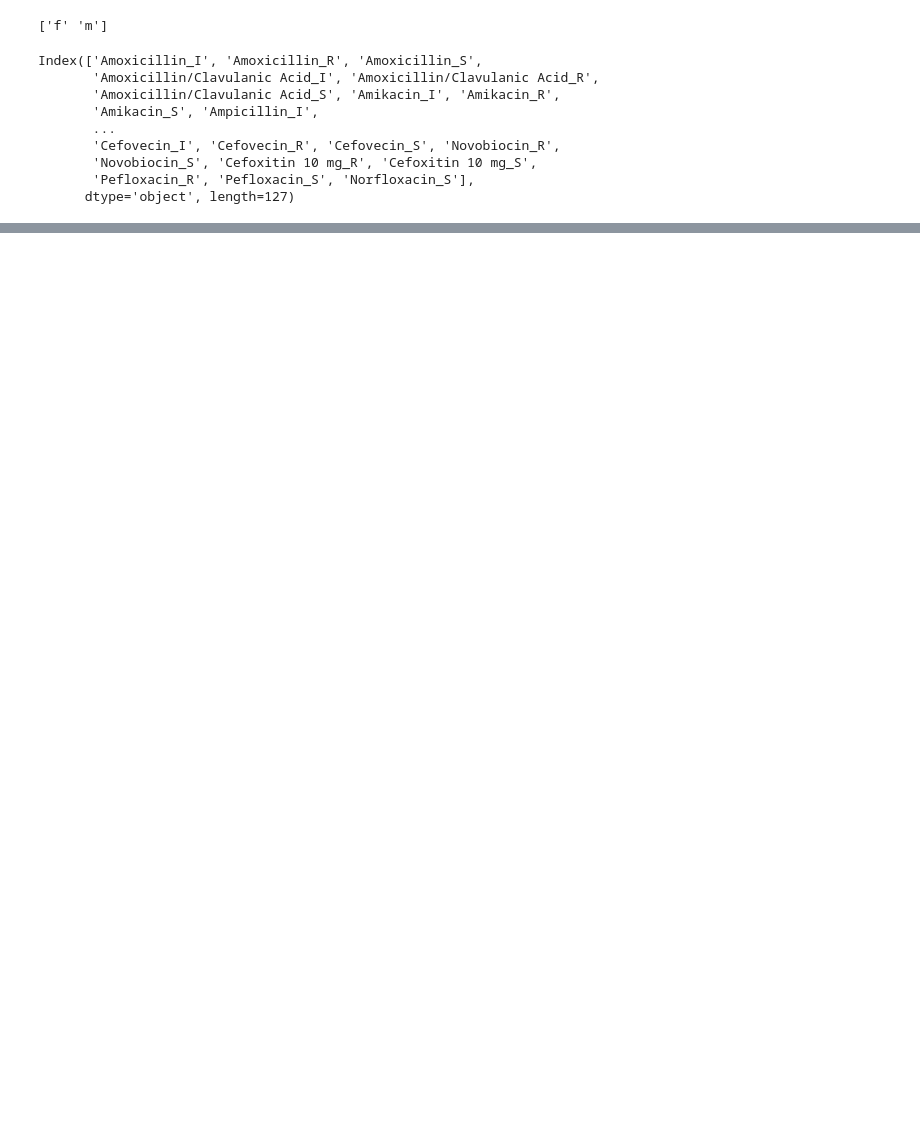
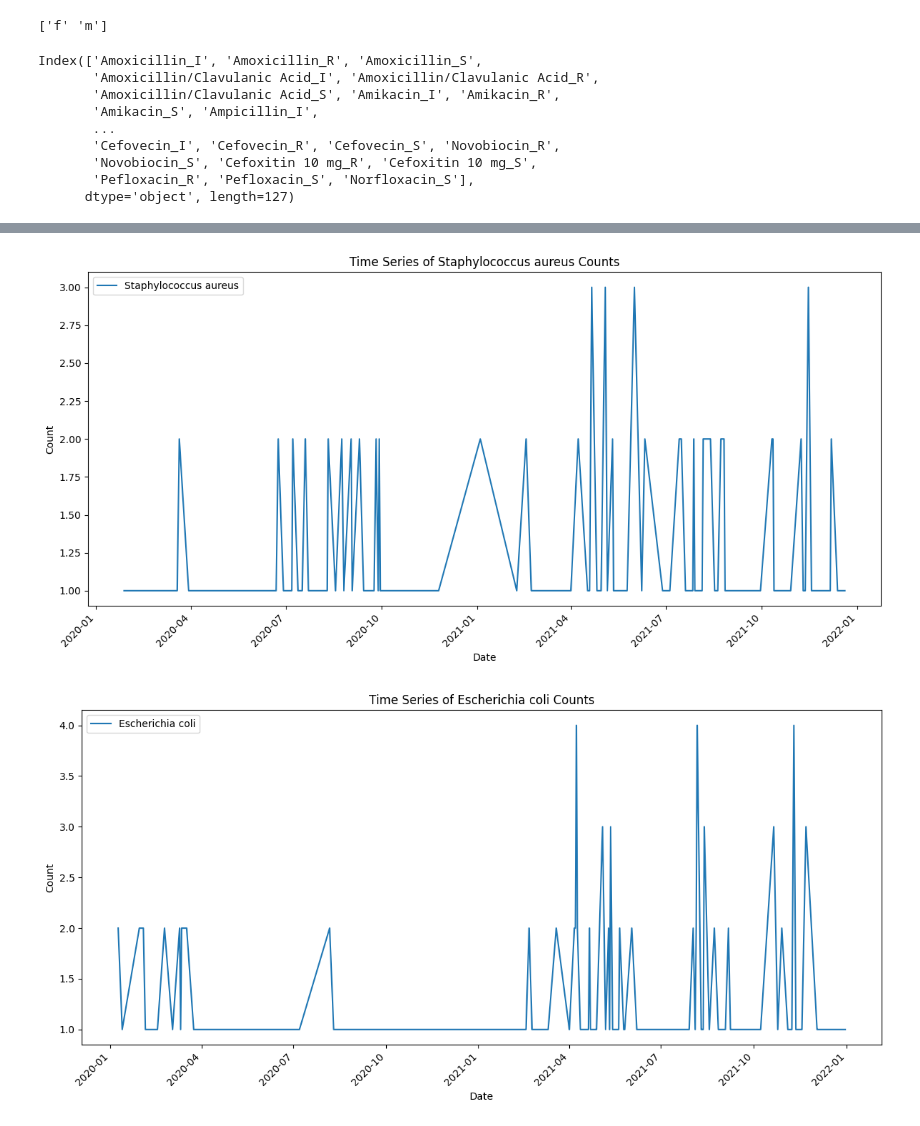
Before and after one commit to nakatoconstance/nakatoconstance, a Jupyter notebook: MDR_FULLDATASET_submitted_Final.ipynb, the cells around one changed output, grey strips where cells are left out. Cells and saved outputs as stored; diff of their text form; code cells hidden in the pictures; blank space fills up the shorter version.

```diff
--- a/MDR_FULLDATASET_submitted_Final.ipynb
+++ b/MDR_FULLDATASET_submitted_Final.ipynb
@@ -998 +1089,32 @@ max      67.000000
 Name: Age, dtype: float64
+# %%
+import matplotlib.pyplot as plt
+import pandas as pd
+
+# Assuming filtered_data is your DataFrame
+
+# Get the top organisms
+top_organisms = filtered_data['Organism'].value_counts().index.tolist()
+
+# Group data by organism and date, then get counts
+organism_time_series = filtered_data.groupby(['Organism', 'Specimen date'])['Organism'].count().reset_index(name='Count')
+
+# Create time series plots for each organism in separate figures
+for organism in top_organisms:
+    organism_data = organism_time_series[organism_time_series['Organism'] == organism]
+
+    fig, ax = plt.subplots(figsize=(12, 6))  # Create a new figure for each organism
+    ax.plot(organism_data['Specimen date'], organism_data['Count'], label=organism)
+
+    # Customize the plot
+    ax.set_xlabel('Date')
+    ax.set_ylabel('Count')
+    ax.set_title(f'Time Series of {organism} Counts')  # Organism-specific title
+    ax.legend()
+    plt.xticks(rotation=45, ha='right')
+    plt.tight_layout()
+
+    plt.show()  # Display the plot for the current organism
+# %% [output]
+[figure, added]
+[figure, added]
```
Also changed, not shown: parts of 55 cells of this notebook.
